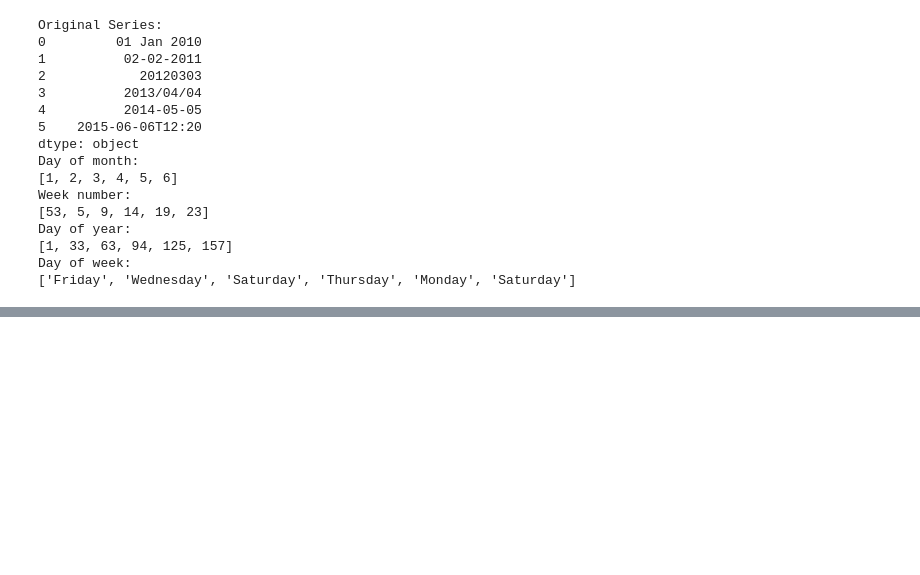
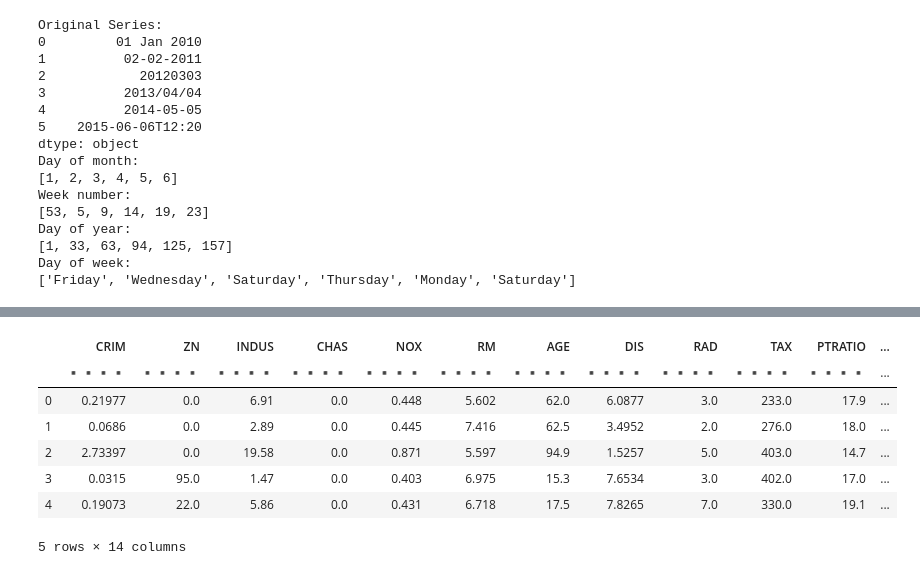
Before and after one commit to PinkuBarman/End-to-End-DS-Supervised-Learning, a Jupyter notebook: Supervised Learning DS Assignments/Python Assigments/Supervised Learning - Assignment on Pandas.ipynb, the cells around one changed output, grey strips where cells are left out. Cells and saved outputs as stored; diff of their text form; code cells hidden in the pictures; blank space fills up the shorter version.

```diff
--- a/Supervised Learning DS Assignments/Python Assigments/Supervised Learning - Assignment on Pandas.ipynb
+++ b/Supervised Learning DS Assignments/Python Assigments/Supervised Learning - Assignment on Pandas.ipynb
@@ -454,0 +500,30 @@ Day of week:
+# %%
+import datatable as dt
+import csv
+
+with open('E:/End to End DS - Supervised Learning/Data Source/boston_house_price.csv', 'r') as f:
+    reader = csv.reader(f)
+    for i, row in enumerate(reader):
+        row = [[x] for x in row]
+        # 1st row
+        if i == 0:
+            df = dt.Frame(row)
+            header = [x[0] for x in df[0,:].to_list()]
+            df.names =  header
+            del df[0,:]
+        # Every 50th row
+        elif i%50 ==0:
+            df_temp = dt.Frame(row)
+            df_temp.names = header
+            df.rbind(df_temp)
+
+df.head(5)
+# %% [output]
+|  | CRIM | ZN | INDUS | CHAS | NOX | RM | AGE | DIS | RAD | TAX | PTRATIO | ... |
+|  | ▪▪▪▪ | ▪▪▪▪ | ▪▪▪▪ | ▪▪▪▪ | ▪▪▪▪ | ▪▪▪▪ | ▪▪▪▪ | ▪▪▪▪ | ▪▪▪▪ | ▪▪▪▪ | ▪▪▪▪ | ... |
+| 0 | 0.21977 | 0.0 | 6.91 | 0.0 | 0.448 | 5.602 | 62.0 | 6.0877 | 3.0 | 233.0 | 17.9 | ... |
+| 1 | 0.0686 | 0.0 | 2.89 | 0.0 | 0.445 | 7.416 | 62.5 | 3.4952 | 2.0 | 276.0 | 18.0 | ... |
+| 2 | 2.73397 | 0.0 | 19.58 | 0.0 | 0.871 | 5.597 | 94.9 | 1.5257 | 5.0 | 403.0 | 14.7 | ... |
+| 3 | 0.0315 | 95.0 | 1.47 | 0.0 | 0.403 | 6.975 | 15.3 | 7.6534 | 3.0 | 402.0 | 17.0 | ... |
+| 4 | 0.19073 | 22.0 | 5.86 | 0.0 | 0.431 | 6.718 | 17.5 | 7.8265 | 7.0 | 330.0 | 19.1 | ... |
+5 rows × 14 columns
```
Also changed, not shown: parts of 7 cells of this notebook.
